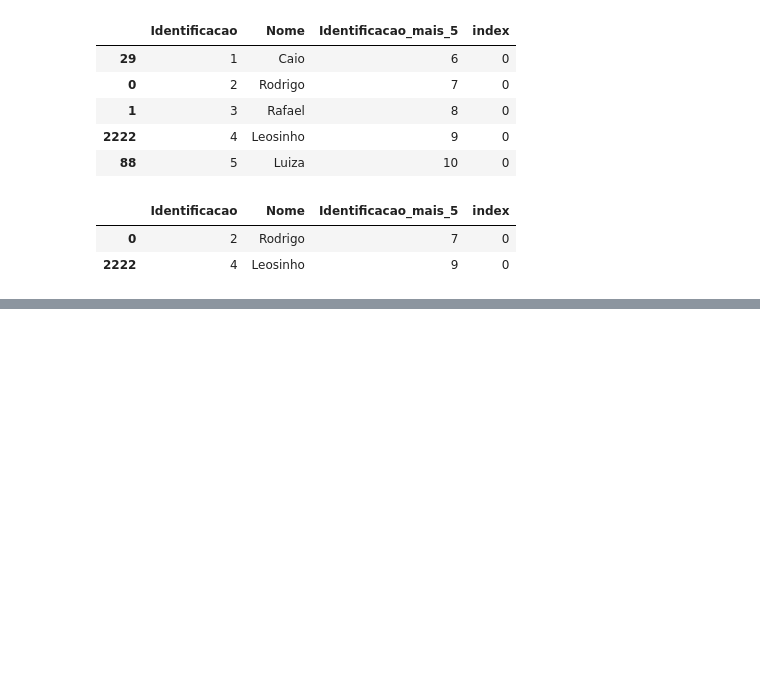
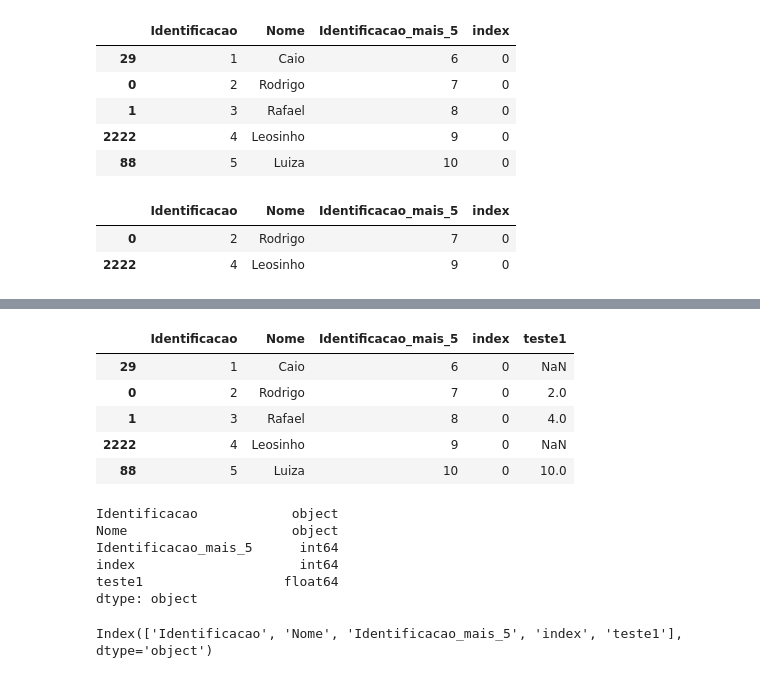
Before and after one commit to Kristhianno/Working_with_List_using_Python, a Jupyter notebook: Python_knowing_DataFrame.ipynb, the cells around one changed output, grey strips where cells are left out. Saved outputs shown, nothing was run; the diff lists cells and outputs as text; code cells hidden in the pictures; blank space fills up the shorter version.

```diff
--- a/Python_knowing_DataFrame.ipynb
+++ b/Python_knowing_DataFrame.ipynb
@@ -397,0 +420,2 @@ df3.loc[[0,2222]] # para retornar dados por nomes especificos basta passar uma l
+# %%
+df3.Identificacao = df3.Identificacao.astype(str)
@@ -397,0 +439,24 @@ df3.loc[[0,2222]] # para retornar dados por nomes especificos basta passar uma l
+# %%
+df3['teste1'] = [None, 2, 4, None, 10] # adicionando uma nova coluna e passando valores
+# %%
+df3
+# %% [output]
+|  | Identificacao | Nome | Identificacao_mais_5 | index | teste1 |
+| 29 | 1 | Caio | 6 | 0 | NaN |
+| 0 | 2 | Rodrigo | 7 | 0 | 2.0 |
+| 1 | 3 | Rafael | 8 | 0 | 4.0 |
+| 2222 | 4 | Leosinho | 9 | 0 | NaN |
+| 88 | 5 | Luiza | 10 | 0 | 10.0 |
+# %%
+df3.dtypes # a coluna teste1 o tipo esta como float64 porque existem valores nulos (None) na coluna, caso contrário não apareceria como float64 mais sim como int64.
+# %% [output]
+Identificacao            object
+Nome                     object
+Identificacao_mais_5      int64
+index                     int64
+teste1                  float64
+dtype: object
+# %%
+df3.columns
+# %% [output]
+Index(['Identificacao', 'Nome', 'Identificacao_mais_5', 'index', 'teste1'], dtype='object')
```
Also changed, not shown: parts of 15 cells of this notebook.
